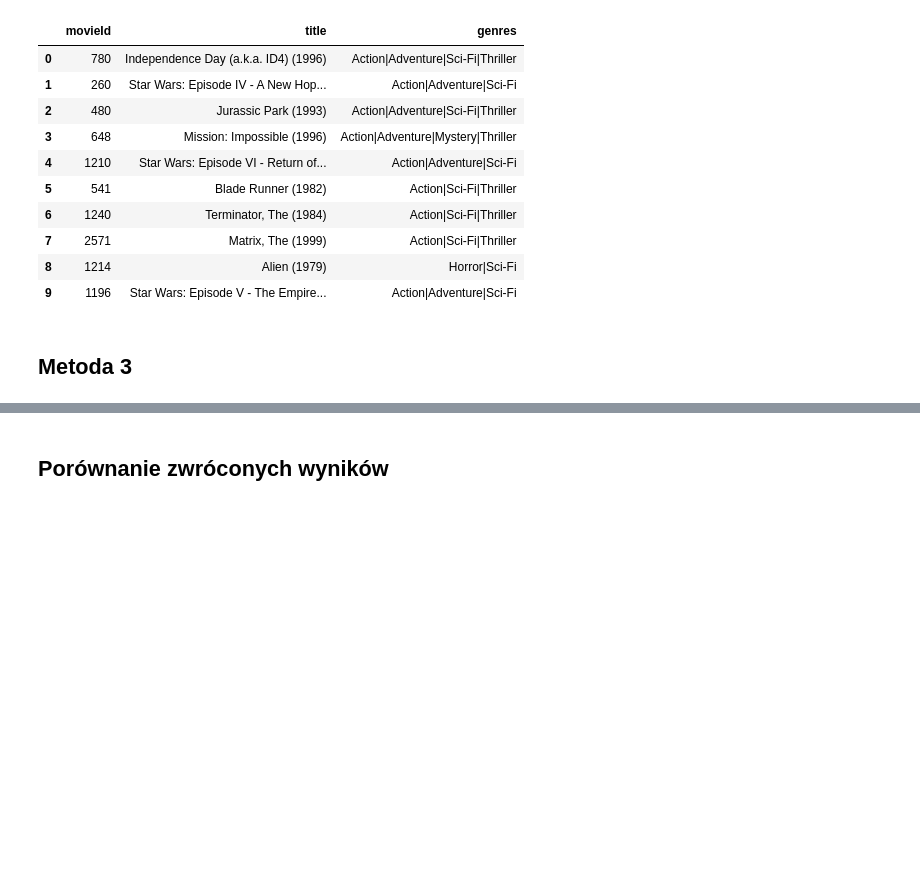
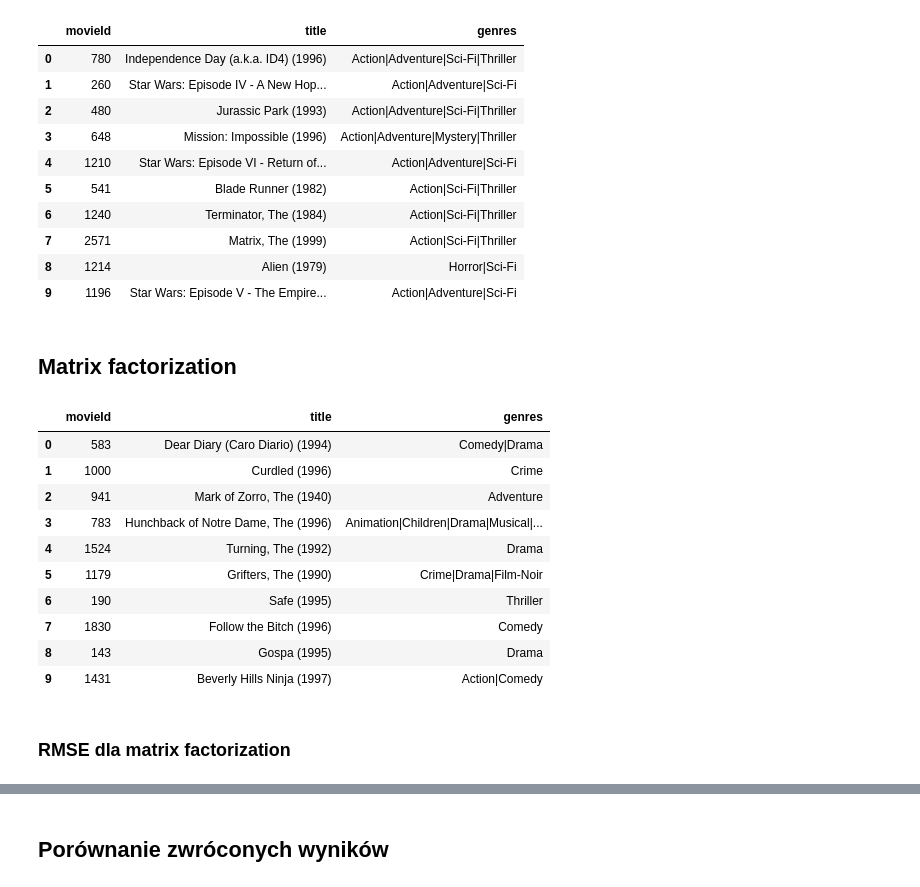
Before and after one commit to ProkopSebastian/recommendation-systems, a Jupyter notebook: src/wyniki.ipynb, the cells around one changed output, grey strips where cells are left out. Drawn from its saved outputs; the diff is of its cells as text; code cells hidden in the pictures; blank space fills up the shorter version.

```diff
--- a/src/wyniki.ipynb
+++ b/src/wyniki.ipynb
@@ -68,5 +71,3 @@ Movies with the maximum rating: [32, 47, 50, 223, 293, 296, 318, 508, 527, 535,
 | 7 | 2571 | Matrix, The (1999) | Action|Sci-Fi|Thriller |
 | 8 | 1214 | Alien (1979) | Horror|Sci-Fi |
 | 9 | 1196 | Star Wars: Episode V - The Empire... | Action|Adventure|Sci-Fi |
-# %% [markdown]
-## Metoda 3
@@ -74,0 +74,34 @@ Movies with the maximum rating: [32, 47, 50, 223, 293, 296, 318, 508, 527, 535,
+# %% [markdown]
+## Matrix factorization
+# %%
+number_of_ratings = 1000000
+matrix_factorization = mf.MatrixFactorization(ratings.head(number_of_ratings), 1, 5, movies, 20, genome.shape[0])
+mf_recomended_movies = matrix_factorization.get_recomendations(user_id, number_of_movies)
+
+mf_movie_details_df = pd.DataFrame(columns=['movieId', 'title', 'genres'])
+movie_ids_list = [item[0] for item in mf_recomended_movies]
+
+rows_to_append = []
+for movie_id in movie_ids_list:
+    movie_row = movies[movies['movieId'] == movie_id]
+    if not movie_row.empty:
+        rows_to_append.append(movie_row.iloc[0])
+
+if rows_to_append:
+    mf_movie_details_df = pd.concat([mf_movie_details_df, pd.DataFrame(rows_to_append)], ignore_index=True)
+
+mf_movie_details_df
+# %% [output]
+|  | movieId | title | genres |
+| 0 | 583 | Dear Diary (Caro Diario) (1994) | Comedy|Drama |
+| 1 | 1000 | Curdled (1996) | Crime |
+| 2 | 941 | Mark of Zorro, The (1940) | Adventure |
+| 3 | 783 | Hunchback of Notre Dame, The (1996) | Animation|Children|Drama|Musical|... |
+| 4 | 1524 | Turning, The (1992) | Drama |
+| 5 | 1179 | Grifters, The (1990) | Crime|Drama|Film-Noir |
+| 6 | 190 | Safe (1995) | Thriller |
+| 7 | 1830 | Follow the Bitch (1996) | Comedy |
+| 8 | 143 | Gospa (1995) | Drama |
+| 9 | 1431 | Beverly Hills Ninja (1997) | Action|Comedy |
+# %% [markdown]
+### RMSE dla matrix factorization
```
Also changed, not shown: parts of 6 cells of this notebook, 4 other files.
